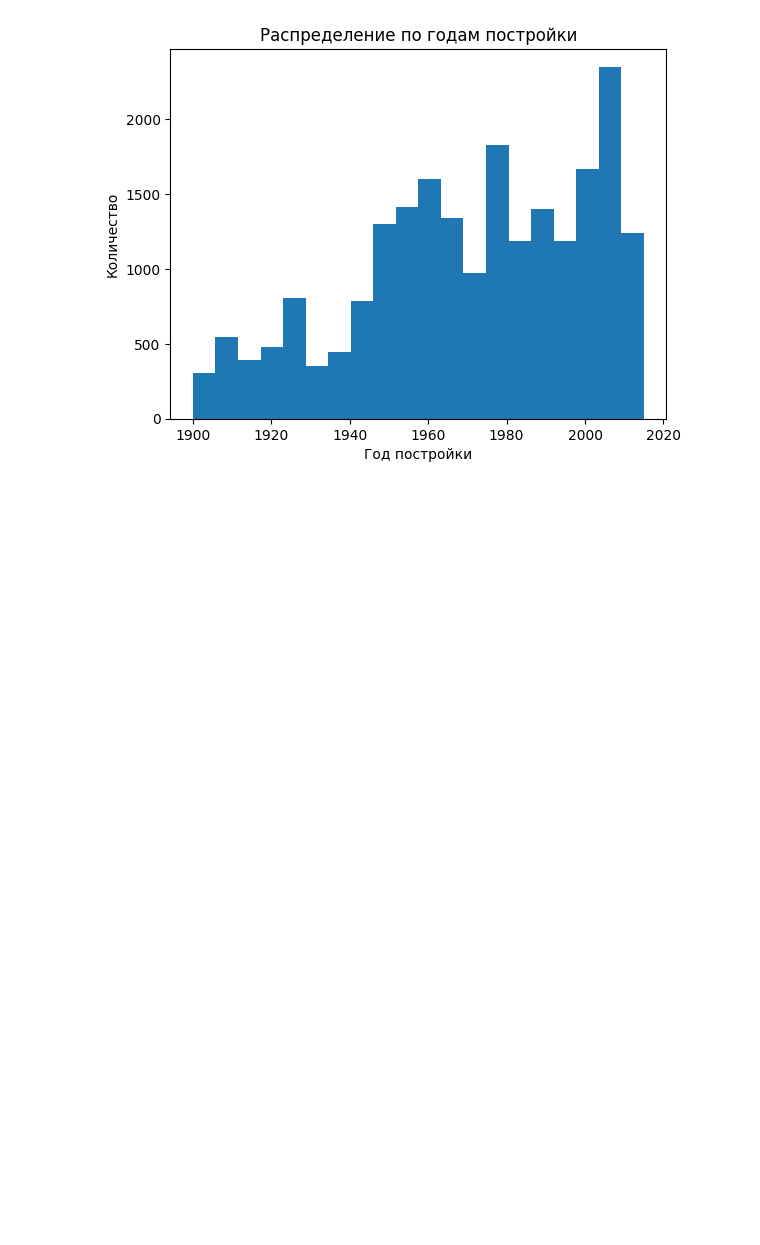
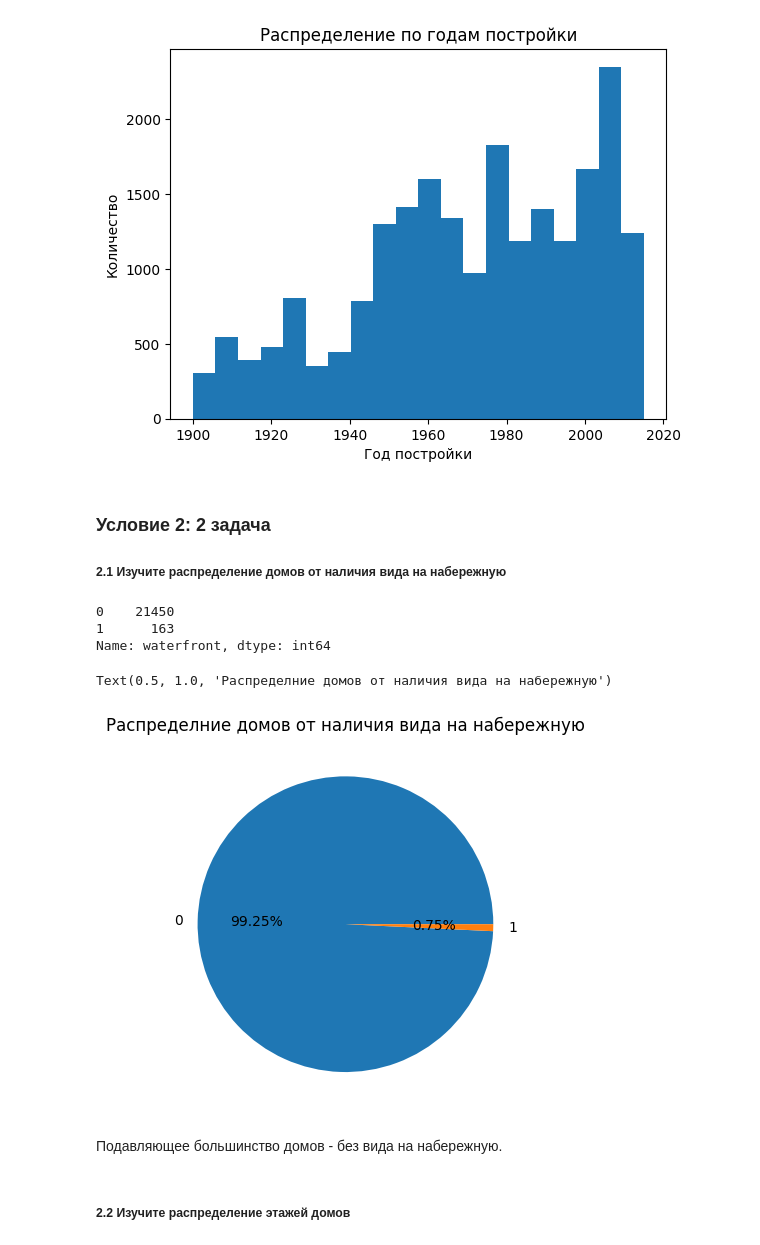
Before and after one commit to estaroverov/pfa_total, a Jupyter notebook: total.ipynb, the cells around one changed output. Cells and saved outputs as stored; diff of their text form; code cells hidden in the pictures; blank space fills up the shorter version.

```diff
--- a/total.ipynb
+++ b/total.ipynb
@@ -87,3 +89,24 @@ plt.title('Распределение по годам постройки')
 # %% [output]
 Text(0.5, 1.0, 'Распределение по годам постройки')
 [figure]
+# %% [markdown]
+### Условие 2: 2 задача
+##### 2.1 Изучите распределение домов от наличия вида на набережную
+# %%
+data = df['waterfront'].value_counts()
+data
+# %% [output]
+0    21450
+1      163
+Name: waterfront, dtype: int64
+# %%
+
+plt.pie(data.values, labels=data.index, autopct='%1.2f%%')
+plt.title('Распределние домов от наличия вида на набережную')
+# %% [output]
+Text(0.5, 1.0, 'Распределние домов от наличия вида на набережную')
+[figure, added]
+# %% [markdown]
+Подавляющее большинство домов - без вида на набережную.
+# %% [markdown]
+##### 2.2 Изучите распределение этажей домов
```
Also changed, not shown: parts of 20 cells of this notebook.
